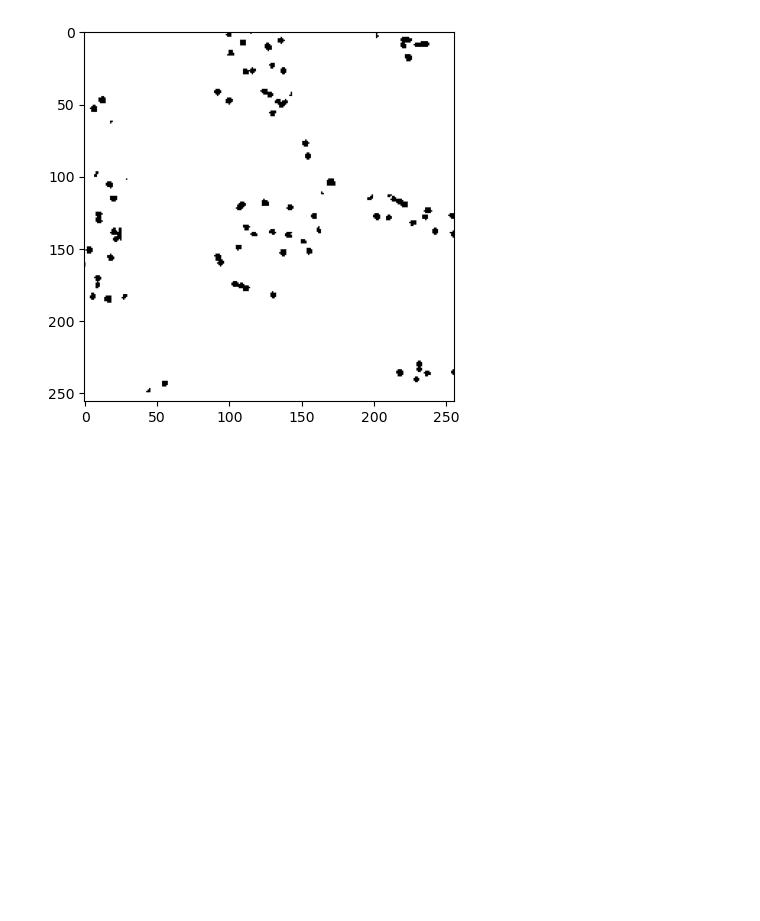
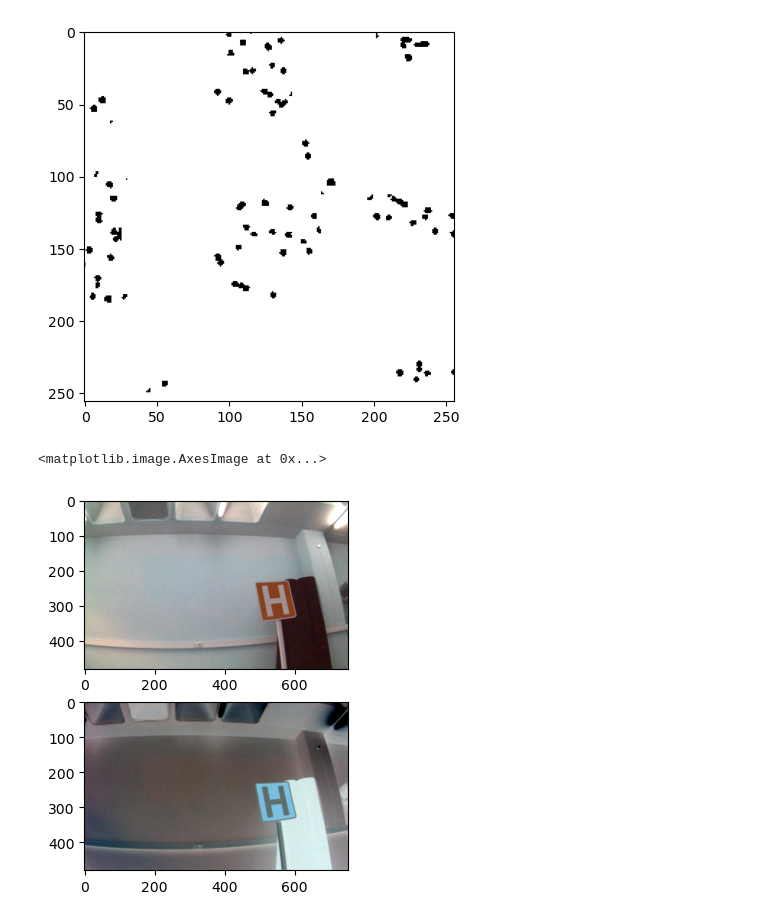
Before and after one commit to joaomatias100/Digital-Image-Processing, a Jupyter notebook: Class1/Exercise3.ipynb, the cells around one changed output. Cells and saved outputs as stored; diff of their text form; code cells hidden in the pictures; blank space fills up the shorter version.

```diff
--- a/Class1/Exercise3.ipynb
+++ b/Class1/Exercise3.ipynb
@@ -105,3 +105,19 @@ plt.imshow(result)
 # %% [output]
 <matplotlib.image.AxesImage at 0x...>
 [figure]
+# %%
+#Ex6
+path1 = "imagens/hospital_61.jpg"
+path2 = "imagens/masc.jpeg"
+
+img1 = cv2.imread(path1)
+img2 = cv2.imread(path2, cv2.IMREAD_GRAYSCALE)
+
+plt.subplot(2, 1, 1)
+plt.imshow(img1)
+img1 = 255 - img1
+plt.subplot(2, 1, 2)
+plt.imshow(img1)
+# %% [output]
+<matplotlib.image.AxesImage at 0x...>
+[figure, added]
```
